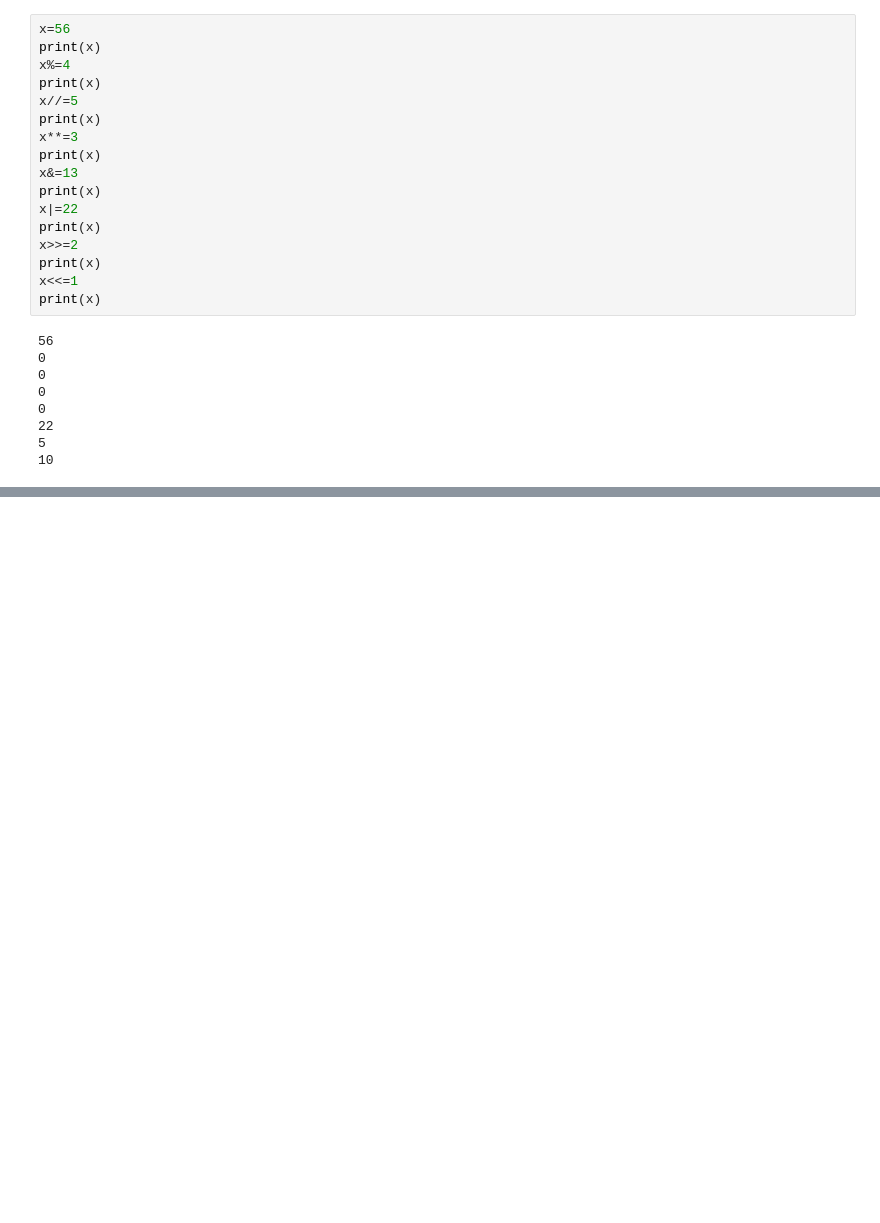
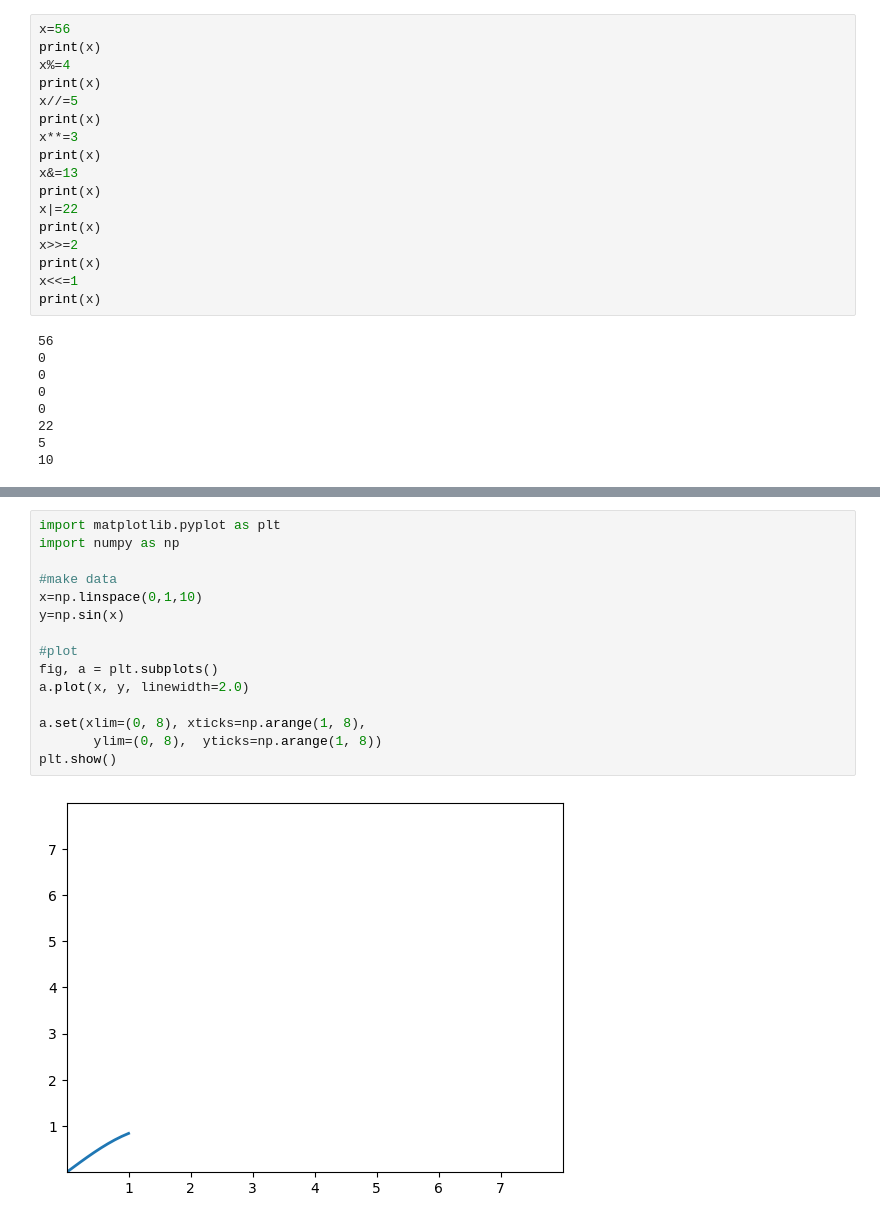
Before and after one commit to kaveritirlapur/kaveri, a Jupyter notebook: ml.ipynb, the cells around one changed output, grey strips where cells are left out. Saved outputs shown, nothing was run; the diff lists cells and outputs as text; blank space fills up the shorter version.

```diff
--- a/ml.ipynb
+++ b/ml.ipynb
@@ -532,0 +761,17 @@ print(x)
+# %%
+import matplotlib.pyplot as plt
+import numpy as np
+
+#make data
+x=np.linspace(0,1,10)
+y=np.sin(x)
+
+#plot
+fig, a = plt.subplots()
+a.plot(x, y, linewidth=2.0)
+
+a.set(xlim=(0, 8), xticks=np.arange(1, 8),
+       ylim=(0, 8),  yticks=np.arange(1, 8))
+plt.show()
+# %% [output]
+[figure, added]
```
Also changed, not shown: parts of 33 cells of this notebook.
